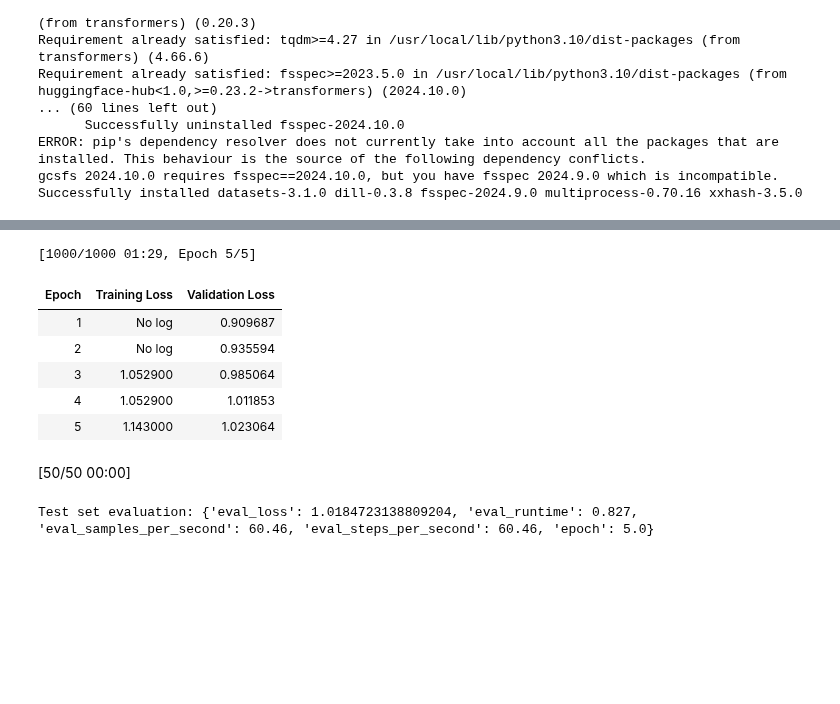
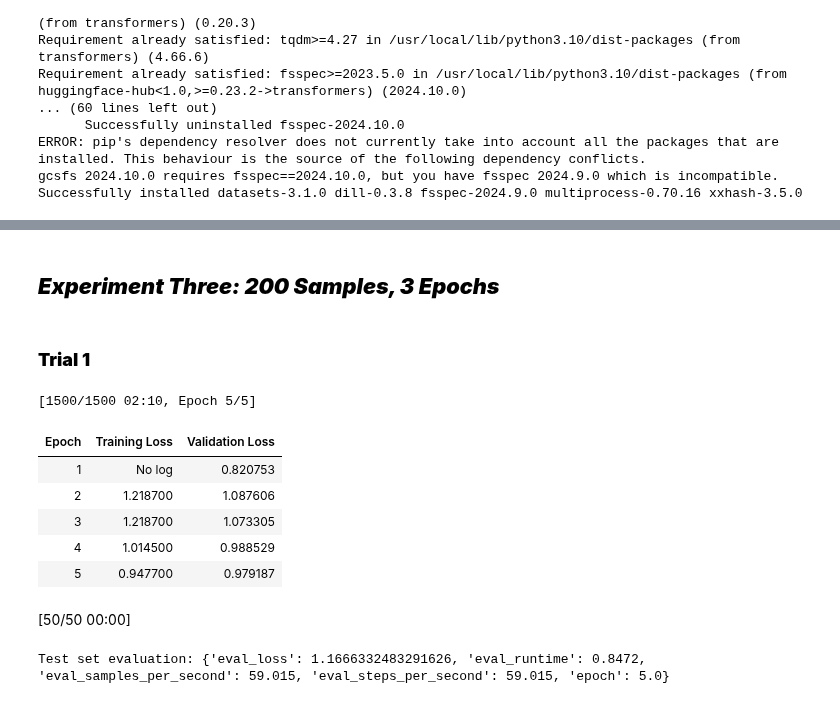
Before and after one commit to almond5/CAP5510_Datasets, a Jupyter notebook: qna_method/qna_distilbert.ipynb, the cells around one changed output, grey strips where cells are left out. Saved outputs shown, nothing was run; the diff lists cells and outputs as text; code cells hidden in the pictures; blank space fills up the shorter version.

```diff
--- a/qna_method/qna_distilbert.ipynb
+++ b/qna_method/qna_distilbert.ipynb
@@ -56,13 +65,13 @@ def preprocess_function(examples):
     return model_inputs
 
 # Select a small subset of the dataset for demonstration
-small_ds = ds['train'].select(range(100))
+small_ds = ds['train'].select(range(200))
 tokenized_ds = small_ds.map(preprocess_function, batched=True)
 
 # Split the dataset into training, validation, and test sets
-train_size = 60
-val_size = 20
-test_size = 20
+train_size = 100
+val_size = 50
+test_size = 50
 
 train_dataset, val_dataset, test_dataset = torch.utils.data.random_split(
     tokenized_ds, [train_size, val_size, test_size]
@@ -73,7 +82,7 @@ training_args = TrainingArguments(
     output_dir="./results",
     evaluation_strategy="epoch",
     learning_rate=2e-6,
-    num_train_epochs=3,
+    num_train_epochs=5,
     per_device_train_batch_size=1,
     per_device_eval_batch_size=1,
     weight_decay=0.01,
@@ -183,3 +840,7 @@ Accuracy: 0.65
+# %% [markdown]
+## **_Experiment Three: 200 Samples, 3 Epochs_**
+# %% [markdown]
+### **Trial 1**
 # %%
 # Preprocess the dataset
 def preprocess_function(examples):
@@ -196,10 +857,10 @@ def preprocess_function(examples):
     return model_inputs
 
 # Select a small subset of the dataset for demonstration
-small_ds = ds['train'].select(range(300))
+small_ds = ds['train'].select(range(400))
 tokenized_ds = small_ds.map(preprocess_function, batched=True)
 
-train_size = 200
+train_size = 300
 val_size = 50
 test_size = 50
 
@@ -208,41 +869,41 @@ train_dataset, val_dataset, test_dataset = torch.utils.data.random_split(
 )
 
 # Define training arguments
 training_args = TrainingArguments(
     output_dir="./results",
     evaluation_strategy="epoch",
     learning_rate=2e-6,
     num_train_epochs=5,
     per_device_train_batch_size=1,
     per_device_eval_batch_size=1,
     weight_decay=0.01,
 )
 
 # Initialize the Trainer
 trainer = Trainer(
     model=model,
     args=training_args,
     train_dataset=train_dataset,
     eval_dataset=val_dataset,
     tokenizer=tokenizer,
 )
 
 # Train the model
 trainer.train()
 
 # Evaluate the model
 metrics = trainer.evaluate(eval_dataset=test_dataset)
 print("Test set evaluation:", metrics)
 # %% [output]
-[1000/1000 01:29, Epoch 5/5]
+[1500/1500 02:10, Epoch 5/5]
 | Epoch | Training Loss | Validation Loss |
-| 1 | No log | 0.909687 |
-| 2 | No log | 0.935594 |
-| 3 | 1.052900 | 0.985064 |
-| 4 | 1.052900 | 1.011853 |
-| 5 | 1.143000 | 1.023064 |
+| 1 | No log | 0.820753 |
+| 2 | 1.218700 | 1.087606 |
+| 3 | 1.218700 | 1.073305 |
+| 4 | 1.014500 | 0.988529 |
+| 5 | 0.947700 | 0.979187 |
 [50/50 00:00]
-Test set evaluation: {'eval_loss': 1.0184723138809204, 'eval_runtime': 0.827, 'eval_samples_per_second': 60.46, 'eval_steps_per_second': 60.46, 'epoch': 5.0}
+Test set evaluation: {'eval_loss': 1.1666332483291626, 'eval_runtime': 0.8472, 'eval_samples_per_second': 59.015, 'eval_steps_per_second': 59.015, 'epoch': 5.0}
 # %%
 # Generate predictions
 def prediction_answer(question, context):
```
Also changed, not shown: parts of 32 cells of this notebook.
